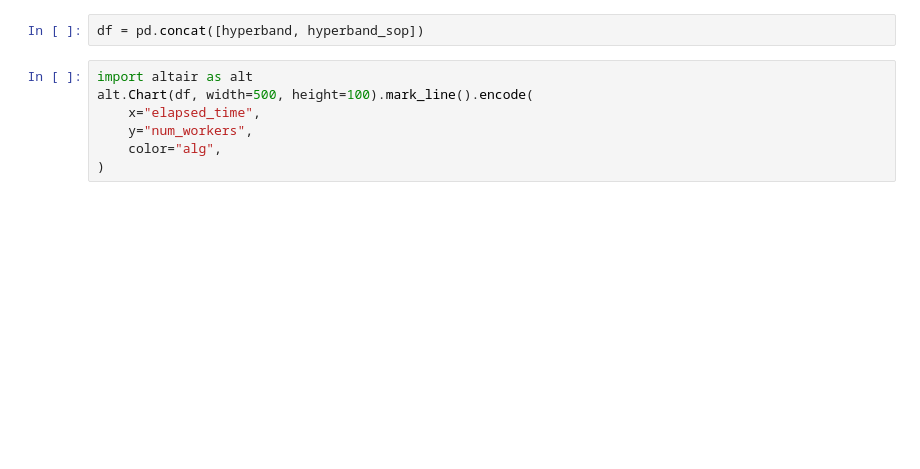
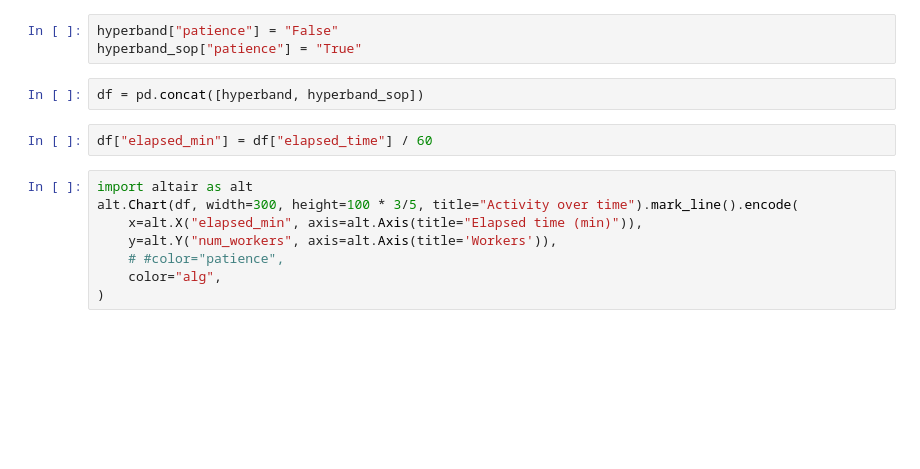
Before and after one commit to stsievert/dask-hyperband-comparison, a Jupyter notebook: Cluster-activity.ipynb, the cells around one changed output. Cells and saved outputs as stored; diff of their text form; blank space fills up the shorter version.

```diff
--- a/Cluster-activity.ipynb
+++ b/Cluster-activity.ipynb
@@ -179,14 +179,20 @@ hyperband_sop["elapsed_time"] = hyperband_sop.time - hyperband_sop.time.min()
 # %%
 hyperband["alg"] = "hyperband"
 hyperband_sop["alg"] = "hyperband+sop"
+# %%
+hyperband["patience"] = "False"
+hyperband_sop["patience"] = "True"
 # %%
 df = pd.concat([hyperband, hyperband_sop])
+# %%
+df["elapsed_min"] = df["elapsed_time"] / 60
 # %%
 import altair as alt
-alt.Chart(df, width=500, height=100).mark_line().encode(
-    x="elapsed_time",
-    y="num_workers",
+alt.Chart(df, width=300, height=100 * 3/5, title="Activity over time").mark_line().encode(
+    x=alt.X("elapsed_min", axis=alt.Axis(title="Elapsed time (min)")),
+    y=alt.Y("num_workers", axis=alt.Axis(title='Workers')),
+    # #color="patience",
     color="alg",
 )
 # %% [output]
-[figure, old version]
+[figure, new version]
```
Also changed, not shown: parts of 1 cell of this notebook, 9 other files.
